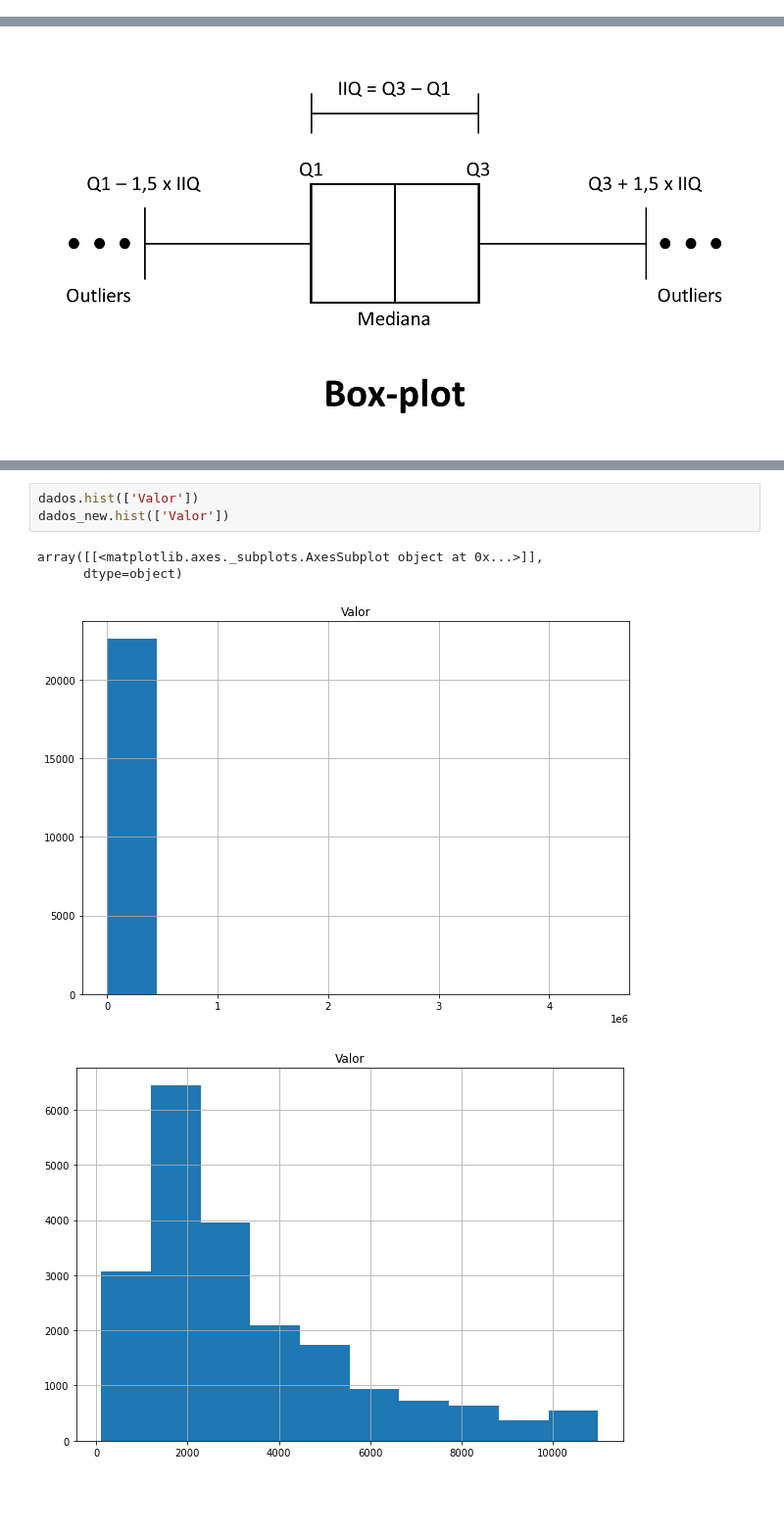
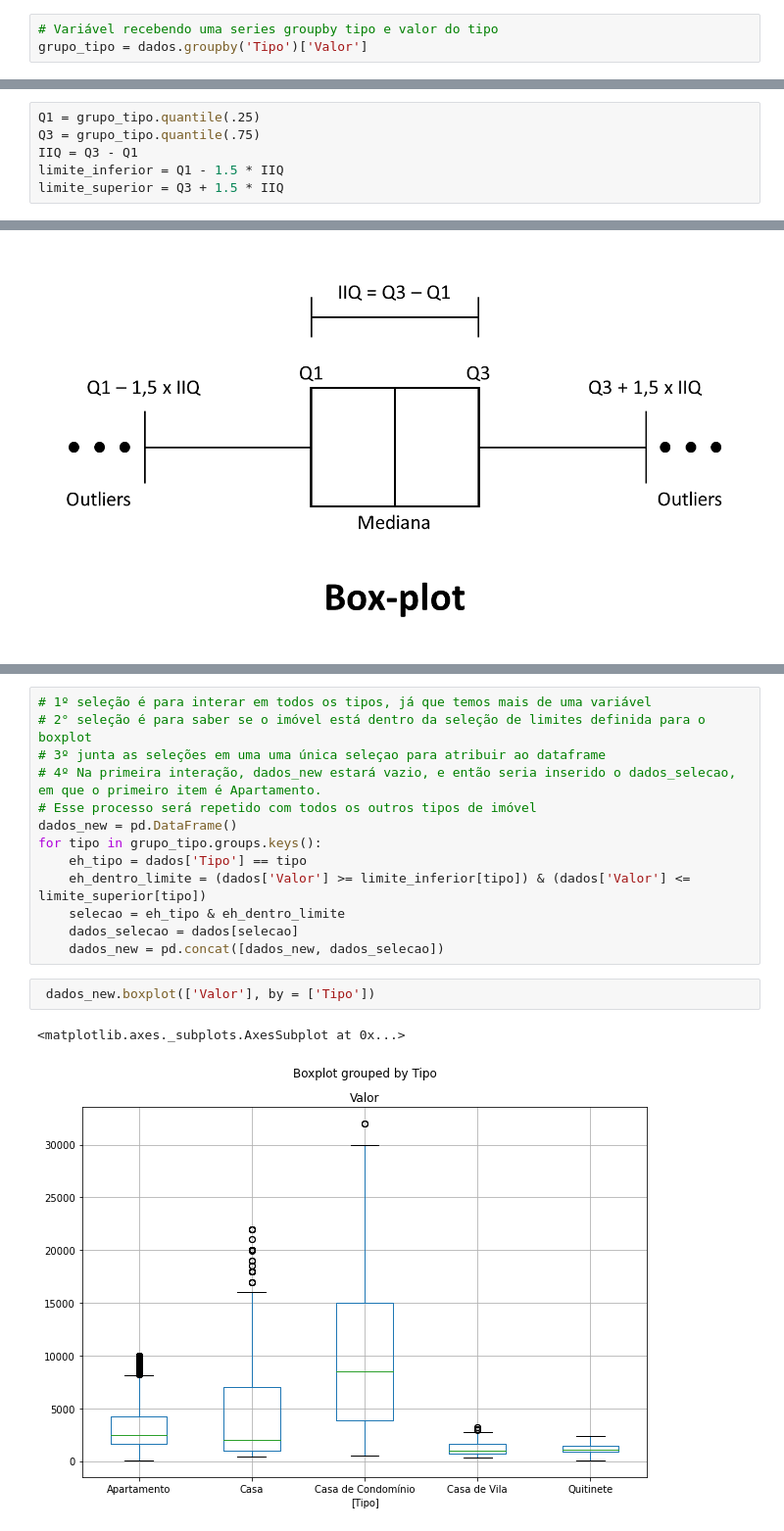
Before and after one commit to DorivanKadatzBorba/JupyterDS_Estudos, a Jupyter notebook: AulaPandas08.ipynb, the cells around one changed output, grey strips where cells are left out. Shown at 98% size. Drawn from its saved outputs; the diff is of its cells as text; blank space fills up the shorter version.

```diff
--- a/AulaPandas08.ipynb
+++ b/AulaPandas08.ipynb
@@ -30,0 +71,3 @@ dados[dados['Valor'] >= 500000]
+# %%
+# Variável recebendo uma series groupby tipo e valor do tipo
+grupo_tipo = dados.groupby('Tipo')['Valor']
@@ -30,0 +98,6 @@ dados[dados['Valor'] >= 500000]
+# %%
+Q1 = grupo_tipo.quantile(.25)
+Q3 = grupo_tipo.quantile(.75)
+IIQ = Q3 - Q1
+limite_inferior = Q1 - 1.5 * IIQ
+limite_superior = Q3 + 1.5 * IIQ
@@ -54,8 +164,18 @@ dados_new.boxplot(['Valor'])
-# %%
-dados.hist(['Valor'])
-dados_new.hist(['Valor'])
-# %% [output]
-array([[<matplotlib.axes._subplots.AxesSubplot object at 0x...>]],
-      dtype=object)
-[figure, removed]
-[figure, removed]
+# %%
+# 1º seleção é para interar em todos os tipos, já que temos mais de uma variável
+# 2° seleção é para saber se o imóvel está dentro da seleção de limites definida para o boxplot
+# 3º junta as seleções em uma uma única seleçao para atribuir ao dataframe
+# 4º Na primeira interação, dados_new estará vazio, e então seria inserido o dados_selecao, em que o primeiro item é Apartamento.
+# Esse processo será repetido com todos os outros tipos de imóvel
+dados_new = pd.DataFrame()
+for tipo in grupo_tipo.groups.keys():
+    eh_tipo = dados['Tipo'] == tipo
+    eh_dentro_limite = (dados['Valor'] >= limite_inferior[tipo]) & (dados['Valor'] <= limite_superior[tipo])
+    selecao = eh_tipo & eh_dentro_limite
+    dados_selecao = dados[selecao]
+    dados_new = pd.concat([dados_new, dados_selecao])
+# %%
+ dados_new.boxplot(['Valor'], by = ['Tipo'])
+# %% [output]
+<matplotlib.axes._subplots.AxesSubplot at 0x...>
+[figure, added]
```
Also changed, not shown: parts of 21 cells of this notebook, 2 other files.
